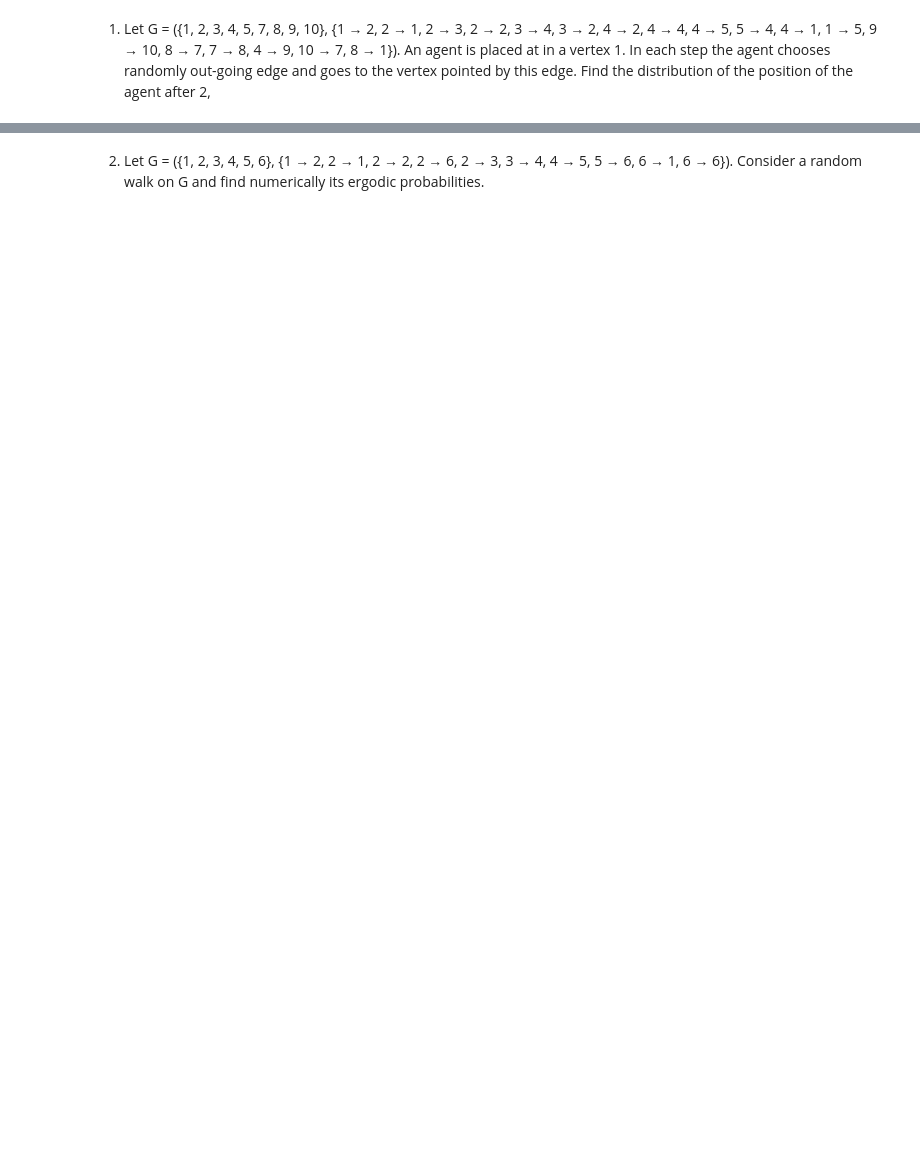
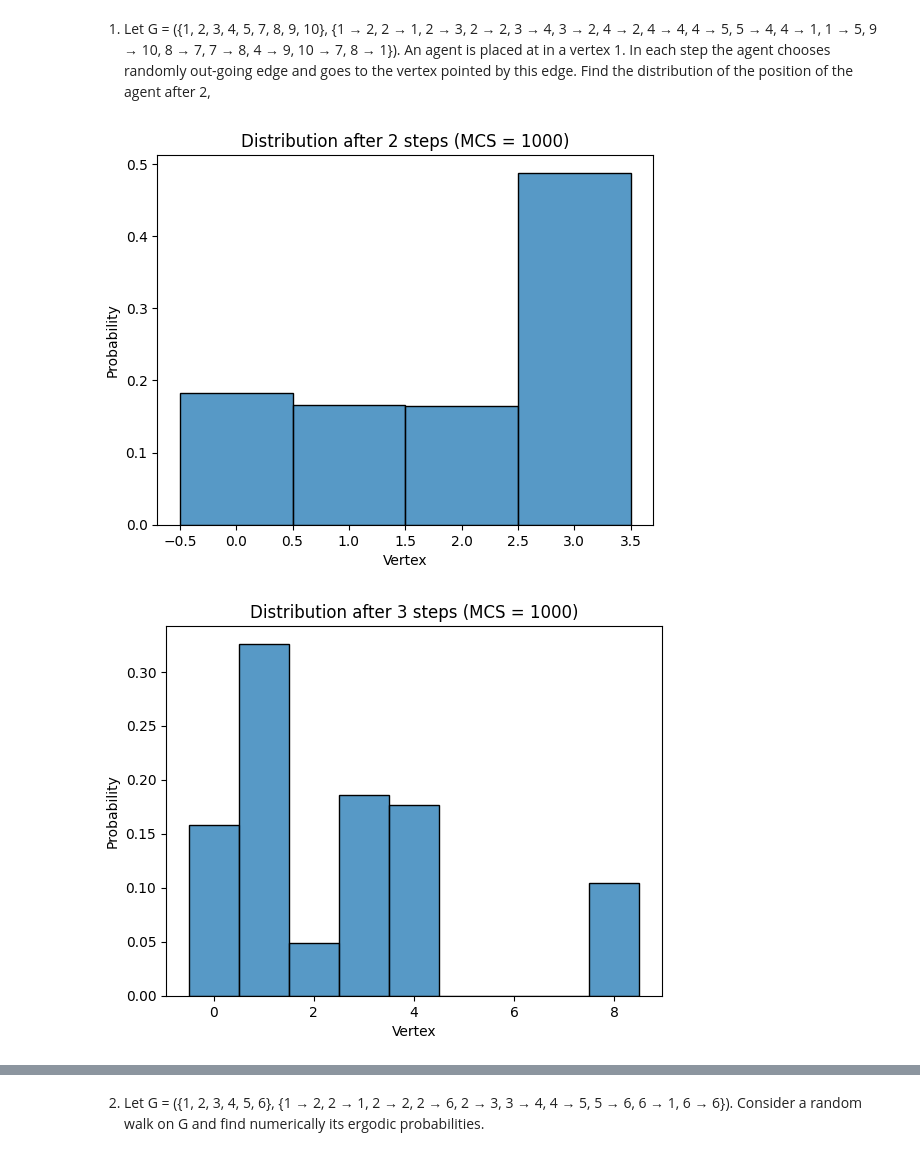
Before and after one commit to AdamKozakowski/List3, a Jupyter notebook: List4.ipynb, the cells around one changed output, grey strips where cells are left out. Saved outputs shown, nothing was run; the diff lists cells and outputs as text; code cells hidden in the pictures; blank space fills up the shorter version.

```diff
--- a/List4.ipynb
+++ b/List4.ipynb
@@ -25,7 +25,7 @@ adjacency_matrix = np.array([
     [0, 0, 0, 0, 0, 0, 1, 0, 0, 0]
 ])
 # %%
-def run_agent(steps):
+def run_agent(steps, adjacency_matrix):
     #An agent is placed at in a vertex 1.
     agent_position = 0
 
@@ -39,10 +39,10 @@ def run_agent(steps):
         agent_position = r.choice(neighbours)
     return agent_position
 # %%
-def run_agent_multiple_times(steps, MCS):
+def run_agent_multiple_times(steps, MCS, adjacency_matrix):
     final_positions = []
     for _ in range(MCS):
-        final_positions.append(run_agent(steps))
+        final_positions.append(run_agent(steps, adjacency_matrix))
 
     sns.histplot(final_positions, stat="probability", discrete=True)
     plt.title(f'Distribution after {steps} steps (MCS = {MCS})')
@@ -70,4 +70,7 @@ list_of_steps = [2,3,4,50,100]
 MCS = 1000
 # %%
 for steps in list_of_steps:
-    run_agent_multiple_times(steps,MCS)
+    run_agent_multiple_times(steps,MCS,adjacency_matrix)
+# %% [output]
+[figure, added]
+[figure, added]
```
Also changed, not shown: parts of 8 cells of this notebook.
